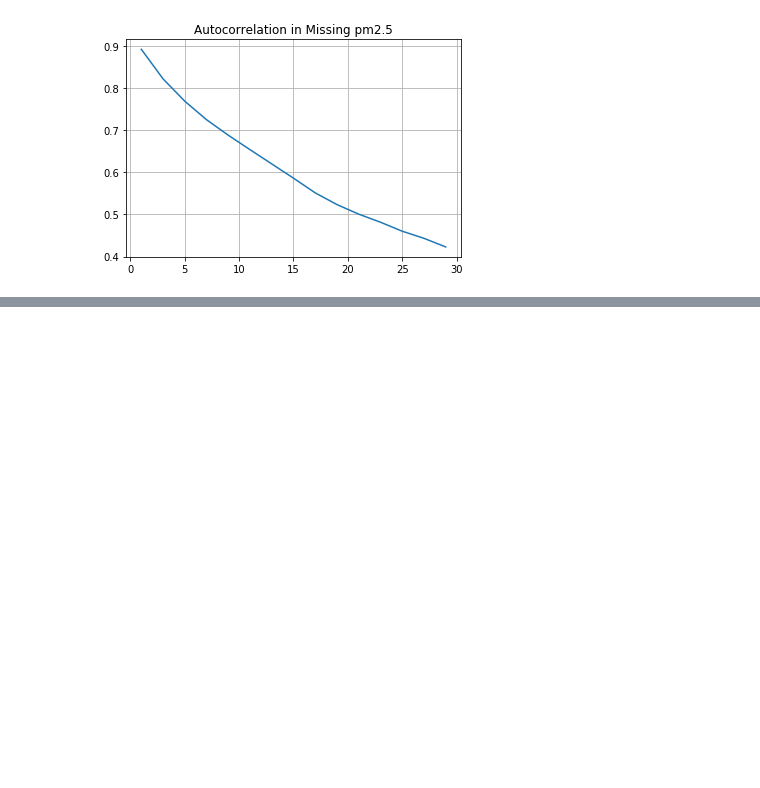
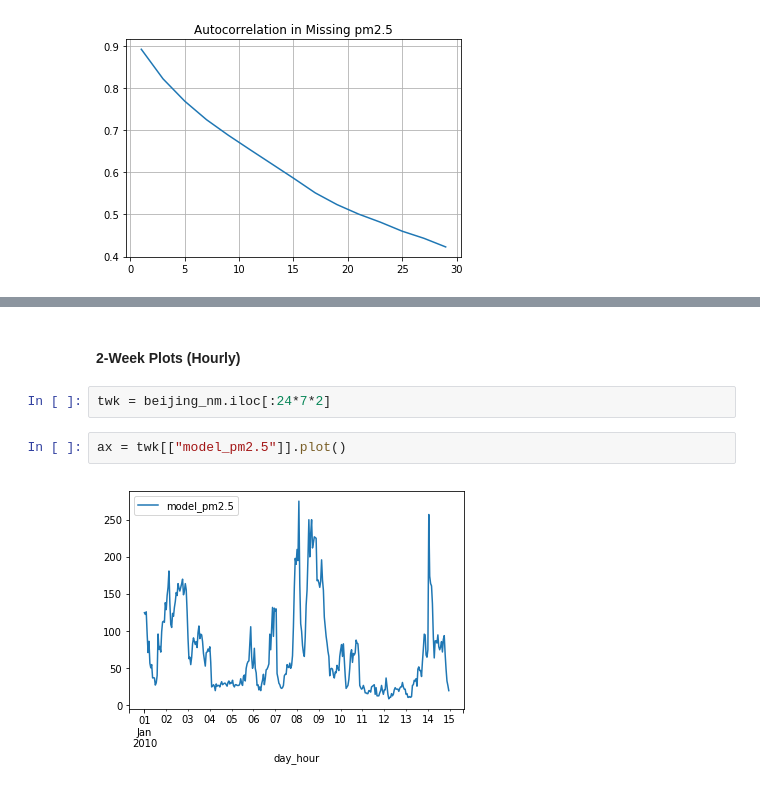
Before and after one commit to ispapadakis/mts, a Jupyter notebook: Exploratory Data Analysis.ipynb, the cells around one changed output, grey strips where cells are left out. Cells and saved outputs as stored; diff of their text form; blank space fills up the shorter version.

```diff
--- a/Exploratory Data Analysis.ipynb
+++ b/Exploratory Data Analysis.ipynb
@@ -392,0 +429,8 @@ Autocorrelation of Missing Indicator
+# %% [markdown]
+#### 2-Week Plots (Hourly)
+# %%
+twk = beijing_nm.iloc[:24*7*2]
+# %%
+ax = twk[["model_pm2.5"]].plot()
+# %% [output]
+[figure, added]
```
Also changed, not shown: parts of 9 cells of this notebook.
